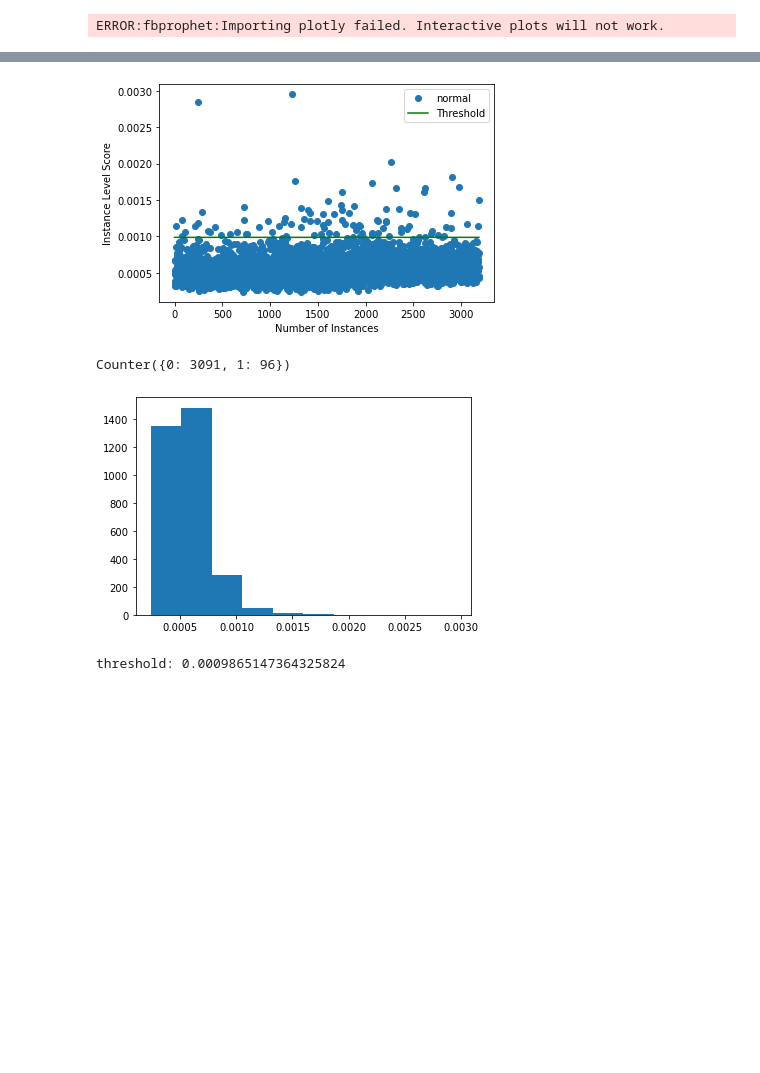
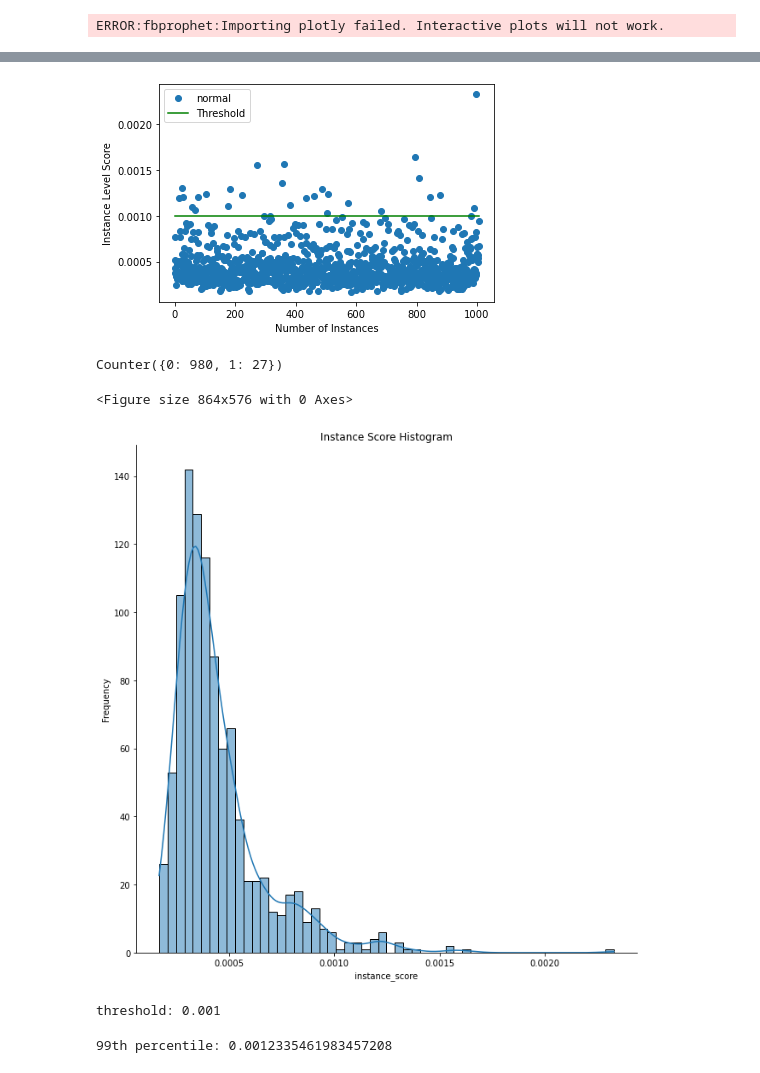
Before and after one commit to derevirn/cybord-projects, a Jupyter notebook: outlier-detection/notebooks/outlier.ipynb, the cells around one changed output, grey strips where cells are left out. Cells and saved outputs as stored; diff of their text form; code cells hidden in the pictures; blank space fills up the shorter version.

```diff
--- a/outlier-detection/notebooks/outlier.ipynb
+++ b/outlier-detection/notebooks/outlier.ipynb
@@ -20,15 +19,12 @@ def img_to_np(path, resize = True):
     fpaths = glob.glob(path)
     for fname in fpaths:
         img = Image.open(fname).convert("RGB")
-        if(resize): img = img.resize((32,32))
+        if(resize): img = img.resize((64,64))
         img_array.append(np.asarray(img))
     images = np.array(img_array)
     return images
 
-#train, test = train_test_split(img_to_np("D:\\cybord\\img\\comp4_1\\*.jpg"),
-#                               test_size = 0.2)
-
-path = "D:\\cybord\\img\\comp1\\*.jpg"
+path = "D:\\cybord\\img\\comp4\\*.jpg"
 train = img_to_np(path)
 train = train.astype('float32') / 255.
 #test = test.astype('float32') / 255.
@@ -41,7 +37,7 @@ encoding_dim = 1024
 
 encoder_net = tf.keras.Sequential(
   [
-      InputLayer(input_shape=(32, 32, 3)),
+      InputLayer(input_shape=train[0].shape),
       Conv2D(64, 4, strides=2, padding='same', activation=tf.nn.relu),
       Conv2D(128, 4, strides=2, padding='same', activation=tf.nn.relu),
       Conv2D(512, 4, strides=2, padding='same', activation=tf.nn.relu),
@@ -52,21 +48,24 @@ encoder_net = tf.keras.Sequential(
 decoder_net = tf.keras.Sequential(
   [
       InputLayer(input_shape=(encoding_dim,)),
-      Dense(4*4*128),
-      Reshape(target_shape=(4, 4, 128)),
+      Dense(8*8*128),
+      Reshape(target_shape=(8, 8, 128)),
       Conv2DTranspose(256, 4, strides=2, padding='same', activation=tf.nn.relu),
       Conv2DTranspose(64, 4, strides=2, padding='same', activation=tf.nn.relu),
       Conv2DTranspose(3, 4, strides=2, padding='same', activation='sigmoid')
   ])
 
+
 # initialize outlier detector
+od = OutlierAE( threshold = 0.001,
+                encoder_net=encoder_net,
+                decoder_net=decoder_net,)
 
-od = OutlierAE( encoder_net=encoder_net,
-                decoder_net=decoder_net,)
+adam = tf.keras.optimizers.Adam(lr=1e-4)
+
 # train
-od.fit(train, epochs=50, verbose=True,
-       optimizer = tf.keras.optimizers.Adam(learning_rate=1e-4))
+od.fit(train, epochs=100, verbose=True,
+       optimizer = adam)
 
-od.infer_threshold(train, threshold_perc=97)
-od.threshold
+#decoder_net.summary()
 # %% [output]
@@ -92,6 +89,7 @@ WARNING:alibi_detect.od.ae:No threshold level set. Need to infer threshold using
 # %%
 preds = od.predict(train, outlier_type='instance',
-            return_instance_score=True)
+            return_instance_score=True,
+            return_feature_score=True)
 
 target = np.zeros(train.shape[0],).astype(int)
 labels = ['normal', 'outlier']
@@ -99,18 +97,27 @@ plot_instance_score(preds, target, labels, od.threshold)
 
 Counter(preds['data']['is_outlier'])
 # %% [output]
-[figure, old version]
+[figure, new version]
-Counter({0: 3091, 1: 96})
+Counter({0: 980, 1: 27})
 # %%
-plt.figure()
-plt.hist(preds['data']['instance_score'])
+import seaborn as sns
+
+plt.figure(figsize=(12,8))
+sns.displot(data=preds['data'], x='instance_score', kde=True, height=9)
+plt.title('Instance Score Histogram')
+plt.ylabel('Frequency')
 plt.show()
 
 thresh = od.threshold
 print("threshold:", thresh)
 # %% [output]
+<Figure size 864x576 with 0 Axes>
-[figure, old version]
+[figure, new version]
-threshold: 0.0009865147364325824
+threshold: 0.001
+# %%
+print('99th percentile:', np.percentile(preds['data']['instance_score'], 99))
+# %% [output]
+99th percentile: 0.0012335461983457208
 # %%
 img_full = img_to_np(path, resize=False)
 
```
Also changed, not shown: parts of 5 cells of this notebook.
